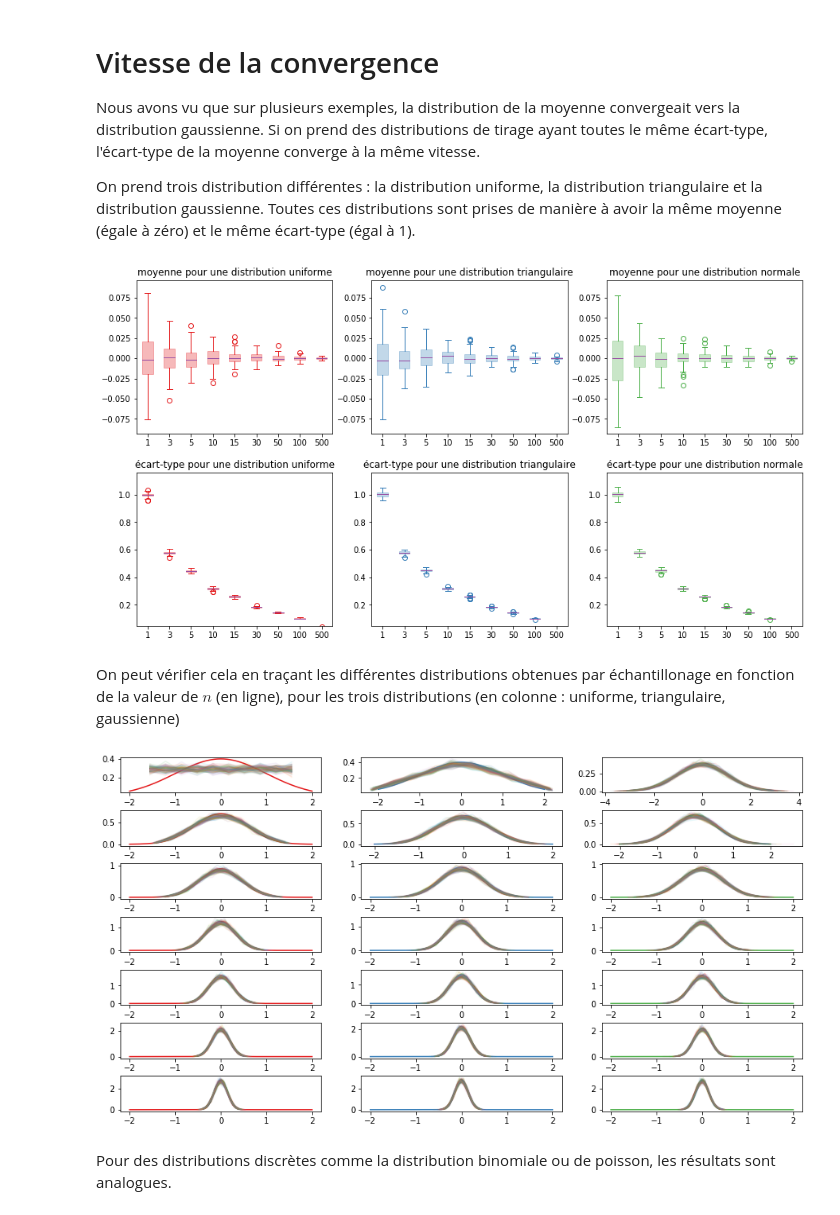
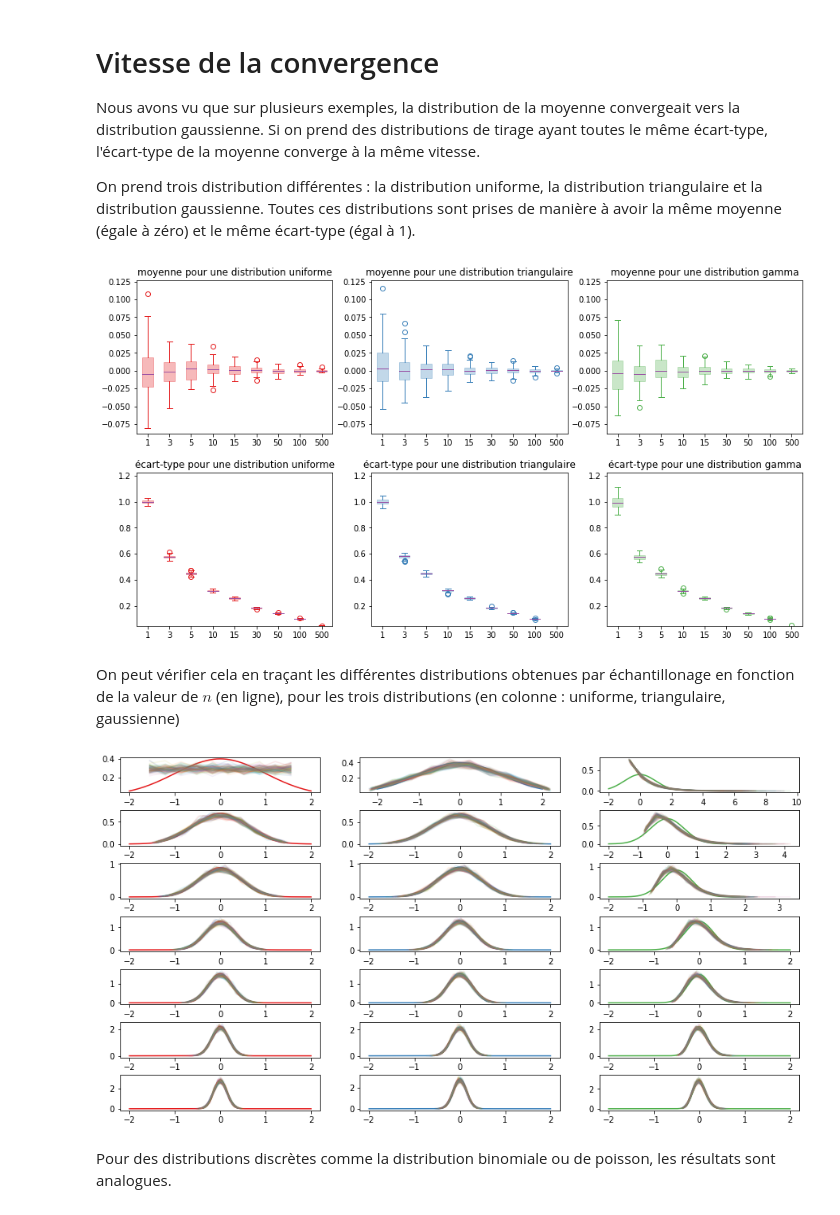
Before and after one commit to MartinVerot/IncertitudeMonteCarlo, a Jupyter notebook: test-theoreme-central-limite.ipynb, the cells around one changed output. Saved outputs shown, nothing was run; the diff lists cells and outputs as text; code cells hidden in the pictures.

```diff
--- a/test-theoreme-central-limite.ipynb
+++ b/test-theoreme-central-limite.ipynb
@@ -350,0 +380,16 @@ théorique    moyenne: 0.50000 variance : 0.00042 écart-type : 0.02041
+# %%
+p=1000
+n=100
+#We now repeat it p times
+zs = np.average(gamma.rvs(2,loc=0.5-np.sqrt(2),scale=1/np.sqrt(2),size=(n,p)), axis=0)
+#average of the distribution
+average = np.average(zs,axis=0)
+#variance de la distribution
+variance = np.var(zs,ddof=1,axis=0)
+standardDeviation = np.std(zs,ddof=1,axis=0)
+plt.hist(zs,bins=50,range=(np.min(zs),np.max(zs)),density=True)
+#plotting the corresponding gaussian distribution
+xs = np.linspace(0.5-5/np.sqrt(n),0.5+5/np.sqrt(n),1001)
+plt.plot(xs, norm.pdf(xs,loc=0.5,scale=1/(np.sqrt(n)) ),'r-', lw=2, alpha=0.6)
+print('sample      average: {:.3f} variance : {:.3f} standard deviation : {:.3f}'.format(average, variance,standardDeviation))
+print('theoretical average: {:.3f} variance : {:.3f} standard deviation : {:.3f}'.format(0.5,1/n ,1/(np.sqrt(n)) ))
@@ -421,7 +470,7 @@ for distrib in distribs:
 fig = plt.figure(figsize=(64,8))
 gs = fig.add_gridspec(3, len(distrib),hspace=0.5)
 
-xs = np.arange(1000) #les xs correspondent à chacun des tirages
+xs = np.arange(p) #les xs correspondent à chacun des tirages
 for (i,distrib) in enumerate(distribs):
     ax1 = fig.add_subplot(gs[0,i])
     #tracé de la moyenne sur 1000 tirages de 1000 tirages
@@ -431,11 +480,11 @@ for (i,distrib) in enumerate(distribs):
     #tracé de la variance sur 1000 tirages de 1000 tirages
     ax2 = fig.add_subplot(gs[1,i])
     ax2.plot(xs,results[distrib]['variances'],color=results[distrib]['color'])
-    ax2.set_ylim(0,results[distrib]['mvariance']+5*results[distrib]['evariance'])
+    ax2.set_ylim(0,results[distrib]['mvariance']+3*results[distrib]['evariance'])
     ax2.set_title('évolution de la variance pour la distribution {}'.format(distrib))
     #tracé de l'écart-type sur 1000 tirages de 1000 tirages
     ax3 = fig.add_subplot(gs[2,i])
     ax3.plot(xs,results[distrib]['ecartTypes'],color=results[distrib]['color'])
-    ax3.set_ylim(0,results[distrib]['mecartType']+5*results[distrib]['eecartType'])
+    ax3.set_ylim(0,results[distrib]['mecartType']+3*results[distrib]['eecartType'])
     ax3.set_title('évolution de l\'écart-type pour la distribution {}'.format(distrib))
 # %% [output]
@@ -450,11 +499,11 @@ Nous avons vu que sur plusieurs exemples, la distribution de la moyenne converge
 On prend trois distribution différentes : la distribution uniforme, la distribution triangulaire et la distribution gaussienne. Toutes ces distributions sont prises de manière à avoir la même moyenne (égale à zéro) et le même écart-type (égal à 1).
 # %%
 ns = [1,3,5,10,15,30,50,100,500]
-distribs = ['uniforme','triangulaire','normale']
+distribs = ['uniforme','triangulaire','gamma']
 #distribs = ['uniforme']
 results = {'uniforme':{'moyenne':[],'ecarttype':[],'zs':[],'color':'#e41a1c'},
           'triangulaire':{'moyenne':[],'ecarttype':[],'zs':[],'color':'#377eb8'},
-          'normale':{'moyenne':[],'ecarttype':[],'zs':[],'color':'#4daf4a'}}
+          'gamma':{'moyenne':[],'ecarttype':[],'zs':[],'color':'#4daf4a'}}
 p = 1000
 sampling = 100
 for n in ns:
@@ -464,8 +513,8 @@ for n in ns:
             zs = np.sum(uniform.rvs(loc=-np.sqrt(3),scale=2*np.sqrt(3), size=(n,p,sampling)), axis = 0 )/n
         elif distrib== 'triangulaire':
             zs = np.sum(triang.rvs(0.5,loc=-np.sqrt(6),scale=2*np.sqrt(6), size=(n,p,sampling)), axis = 0 )/n
-        elif distrib== 'normale' :
-            zs = np.sum(norm.rvs(loc=0,scale=1., size=(n,p,sampling)), axis = 0 )/n
+        elif distrib== 'gamma' :
+            zs = np.sum(gamma.rvs(1,loc=0,scale=1., size=(n,p,sampling)), axis = 0 )/n-1
         #Moyennes de la distribution
         moyennes = np.average(zs,axis=0)
         #Écart-types de la distribution
@@ -476,37 +525,37 @@ for n in ns:
 # %%
 #affichage des différents graphiques
 
 #pour avoir la même ordonnée pour pouvoir mieux comparer les différentes valeurs
-minimum_moy = np.min([results['uniforme']['moyenne'],results['triangulaire']['moyenne'],results['normale']['moyenne']])
-maximum_moy = np.max([results['uniforme']['moyenne'],results['triangulaire']['moyenne'],results['normale']['moyenne']])
-minimum_et = np.min([results['uniforme']['ecarttype'],results['triangulaire']['ecarttype'],results['normale']['ecarttype']])
-maximum_et = np.max([results['uniforme']['ecarttype'],results['triangulaire']['ecarttype'],results['normale']['ecarttype']])
+minimum_moy = np.min([results['uniforme']['moyenne'],results['triangulaire']['moyenne'],results['gamma']['moyenne']])
+maximum_moy = np.max([results['uniforme']['moyenne'],results['triangulaire']['moyenne'],results['gamma']['moyenne']])
+minimum_et = np.min([results['uniforme']['ecarttype'],results['triangulaire']['ecarttype'],results['gamma']['ecarttype']])
+maximum_et = np.max([results['uniforme']['ecarttype'],results['triangulaire']['ecarttype'],results['gamma']['ecarttype']])
 
 
 fig = plt.figure(figsize=(15,8))
 gs = fig.add_gridspec(2, len(distribs),hspace=0.25)
 
 for (i,distrib) in enumerate(distribs) :
     ax1 = fig.add_subplot(gs[0,i])
     ax1.set_title('moyenne pour une distribution {}'.format(distrib))
     #ax1.set_xscale('log')
     ax1.boxplot(results[distrib]['moyenne'],positions=range(len(ns)),labels=ns,patch_artist=True,boxprops=dict(alpha=.3,facecolor=results[distrib]['color'], color=results[distrib]['color']),
             capprops=dict(color=results[distrib]['color']),
             whiskerprops=dict(color=results[distrib]['color']),
             flierprops=dict(color=results[distrib]['color'], markeredgecolor=results[distrib]['color']),
             medianprops=dict(color='#984ea3'))
     ax1.set_ylim(1.1*minimum_moy,1.1*maximum_moy)
     ax2 = fig.add_subplot(gs[1,i])
     ax2.set_title('écart-type pour une distribution {}'.format(distrib))
     #ax2.set_xscale('log')
     ax2.boxplot(results[distrib]['ecarttype'],positions=range(len(ns)),labels=ns,patch_artist=True,boxprops=dict(alpha=.3,facecolor=results[distrib]['color'], color=results[distrib]['color']),
             capprops=dict(color=results[distrib]['color']),
             whiskerprops=dict(color=results[distrib]['color']),
             flierprops=dict(color=results[distrib]['color'], markeredgecolor=results[distrib]['color']),
             medianprops=dict(color='#984ea3'))
     ax2.set_ylim(1.1*minimum_et,1.1*maximum_et)
 # %% [output]
-[figure, old version]
+[figure, new version]
 # %% [markdown]
 On peut vérifier cela en traçant les différentes distributions obtenues par échantillonage en fonction de la valeur de $n$ (en ligne), pour les trois distributions (en colonne : uniforme, triangulaire, gaussienne)
 # %%
@@ -523,7 +572,7 @@ for (i,distrib) in enumerate(distribs) :
             hist,bins = np.histogram(results[distrib]['zs'][l][:,d],density=True)
             ax3.plot((bins[:-1]+bins[1:])/2,hist,alpha=0.1)
 # %% [output]
-[figure, old version]
+[figure, new version]
 # %% [markdown]
 Pour des distributions discrètes comme la distribution binomiale ou de poisson, les résultats sont analogues.
 # %%
```
Also changed, not shown: parts of 21 cells of this notebook, 1 other file.
